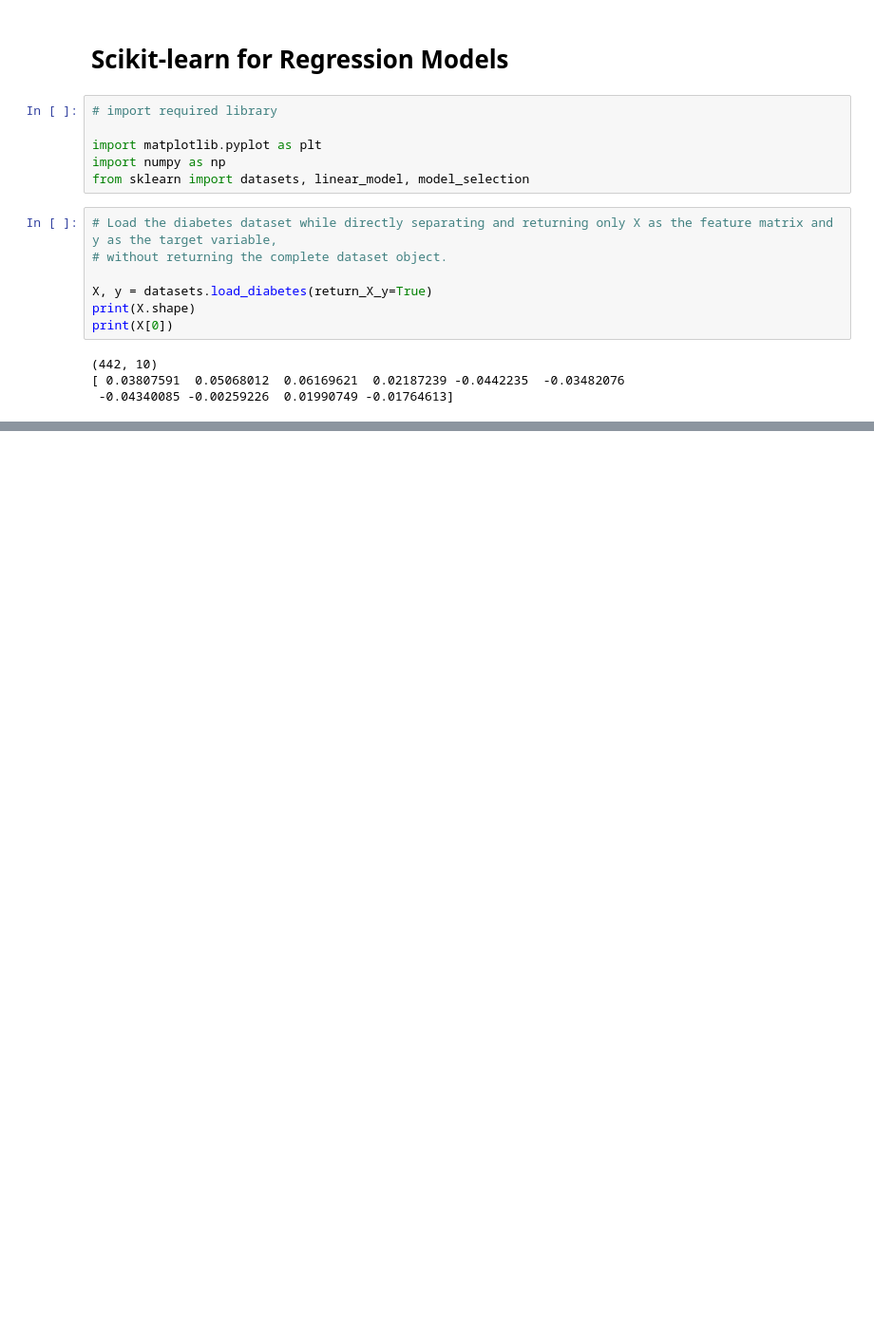
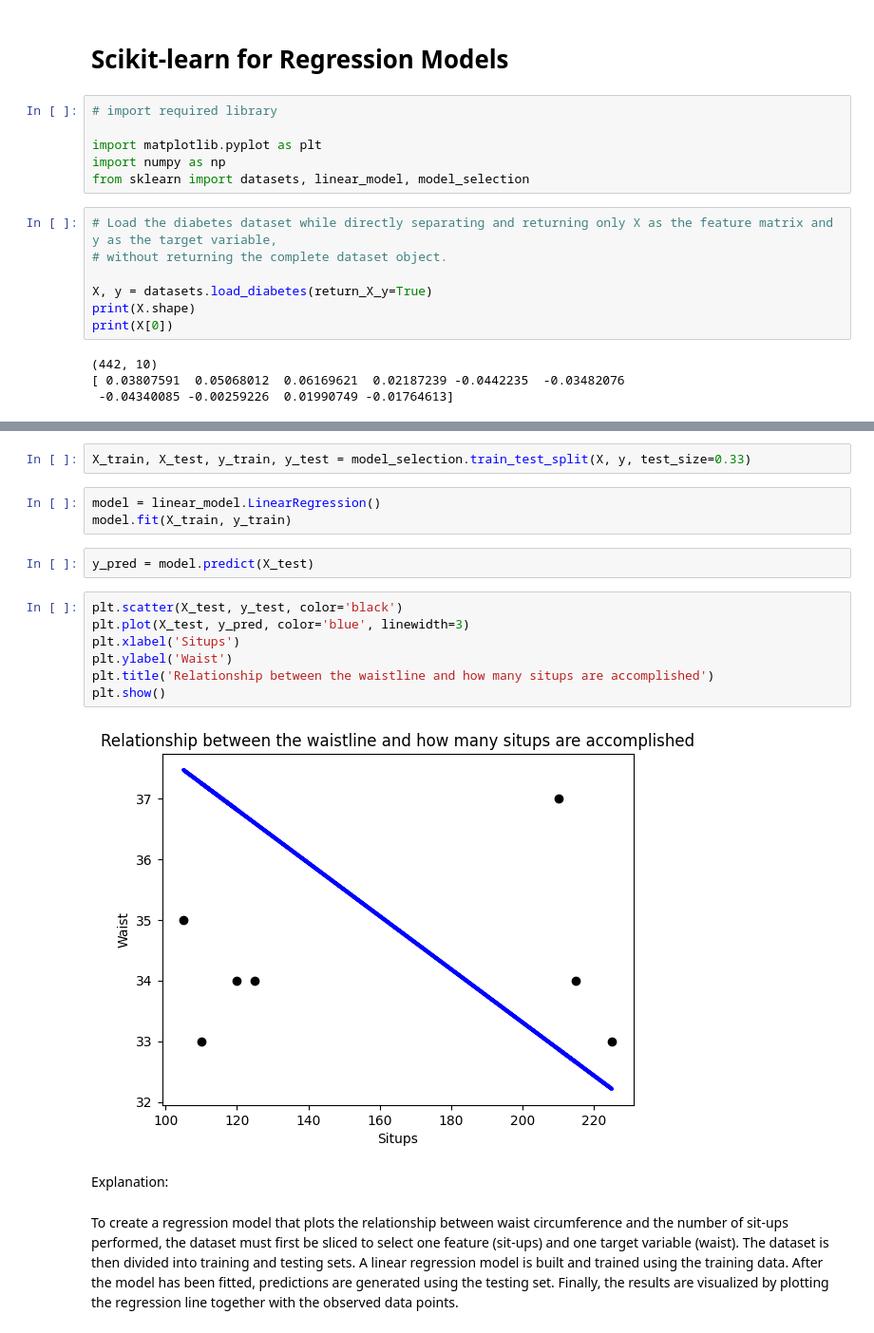
Before and after one commit to alberdjuniawan/ml-notes, a Jupyter notebook: topics/Regression/tools.ipynb, the cells around one changed output, grey strips where cells are left out. Shown at 95% size. Drawn from its saved outputs; the diff is of its cells as text; blank space fills up the shorter version.

```diff
--- a/topics/Regression/tools.ipynb
+++ b/topics/Regression/tools.ipynb
@@ -38,0 +94,20 @@ y_pred = model.predict(X_test)
+# %%
+X_train, X_test, y_train, y_test = model_selection.train_test_split(X, y, test_size=0.33)
+# %%
+model = linear_model.LinearRegression()
+model.fit(X_train, y_train)
+# %%
+y_pred = model.predict(X_test)
+# %%
+plt.scatter(X_test, y_test, color='black')
+plt.plot(X_test, y_pred, color='blue', linewidth=3)
+plt.xlabel('Situps')
+plt.ylabel('Waist')
+plt.title('Relationship between the waistline and how many situps are accomplished')
+plt.show()
+# %% [output]
+[figure, added]
+# %% [markdown]
+Explanation:
+# %% [markdown]
+To create a regression model that plots the relationship between waist circumference and the number of sit-ups performed, the dataset must first be sliced to select one feature (sit-ups) and one target variable (waist). The dataset is then divided into training and testing sets. A linear regression model is built and trained using the training data. After the model has been fitted, predictions are generated using the testing set. Finally, the results are visualized by plotting the regression line together with the observed data points.
```
Also changed, not shown: parts of 11 cells of this notebook.
